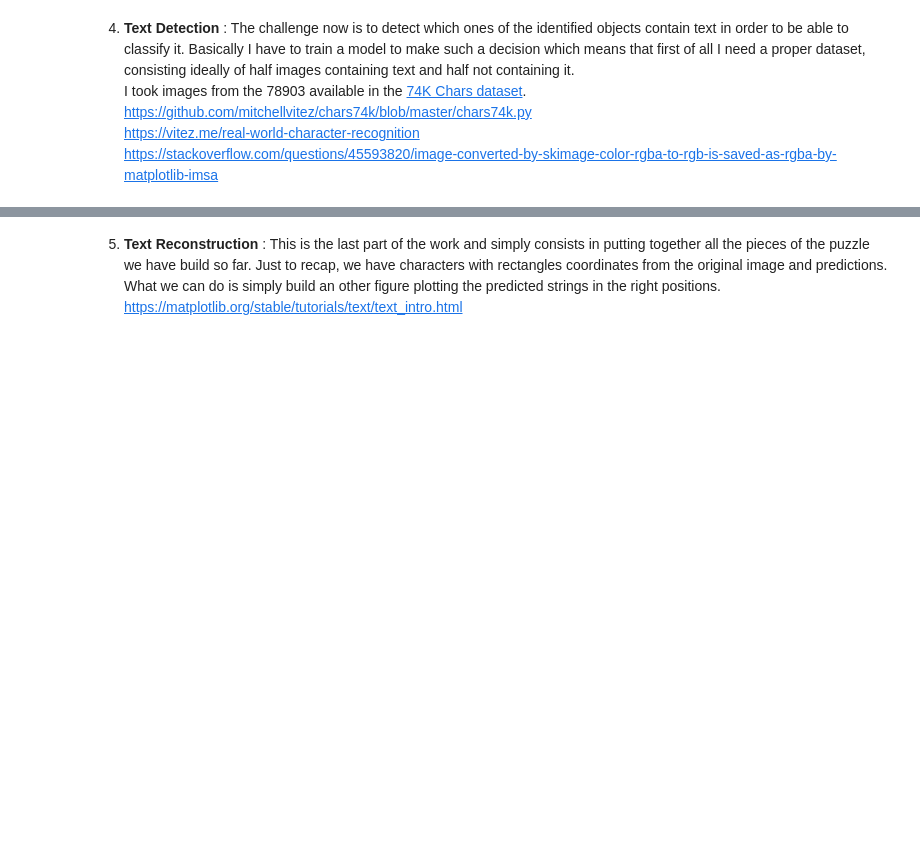
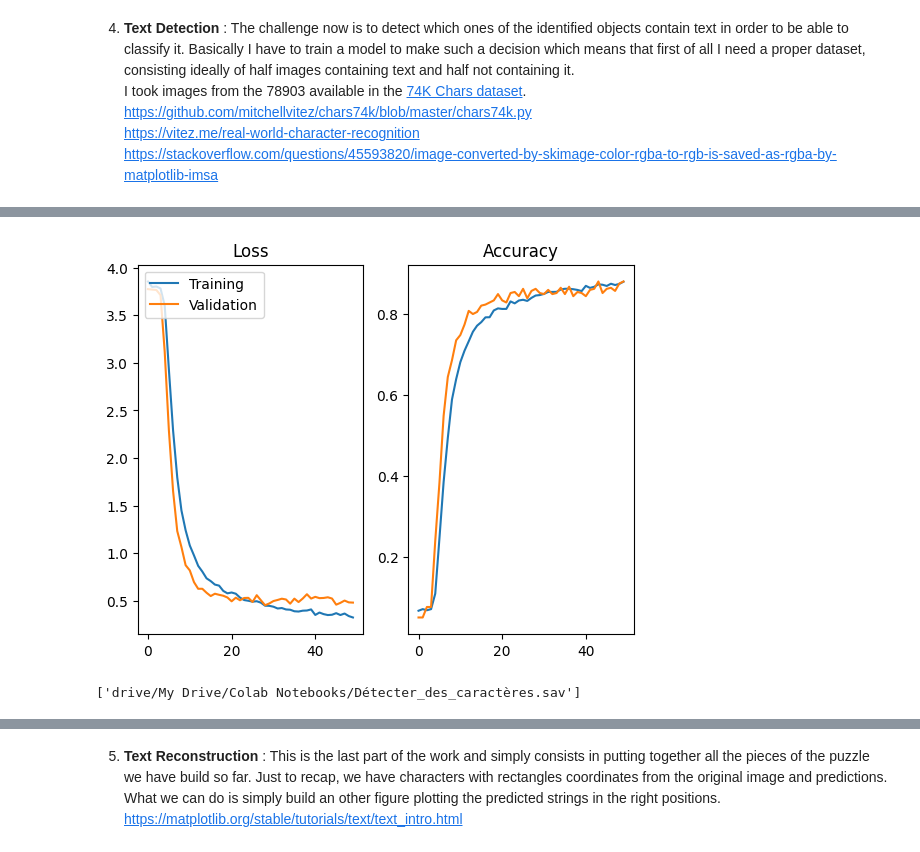
Before and after one commit to timlin0307/TextDetection_of_Image, a Jupyter notebook: Rendu_Projet__Yen_Ting_Lin.ipynb, the cells around one changed output, grey strips where cells are left out. Saved outputs shown, nothing was run; the diff lists cells and outputs as text; code cells hidden in the pictures; blank space fills up the shorter version.

```diff
--- a/Rendu_Projet__Yen_Ting_Lin.ipynb
+++ b/Rendu_Projet__Yen_Ting_Lin.ipynb
@@ -239,2 +328,30 @@ Trainable params: 2,265,918
 Non-trainable params: 0
 _________________________________________________________________
+# %%
+import matplotlib.pyplot as plt
+
+loss = history.history.get('loss')
+acc  = history.history.get('accuracy')
+val_loss = history.history.get('val_loss')
+val_acc = history.history.get('val_accuracy')
+
+plt.figure(0)
+plt.subplot(121)
+plt.plot(range(len(loss)), loss, label='Training')
+plt.plot(range(len(val_loss)), val_loss, label='Validation')
+plt.title('Loss')
+plt.legend(loc='upper left')
+plt.subplot(122)
+plt.plot(range(len(acc)), acc, label='Training')
+plt.plot(range(len(val_acc)), val_acc ,label='Validation')
+plt.title('Accuracy')
+plt.show()
+plt.close()
+# %% [output]
+[figure, added]
+# %%
+# save the model to disk
+filename = 'drive/My Drive/Colab Notebooks/Détecter_des_caractères.sav'
+joblib.dump(model, filename)
+# %% [output]
+['drive/My Drive/Colab Notebooks/Détecter_des_caractères.sav']
```
Also changed, not shown: parts of 16 cells of this notebook.
